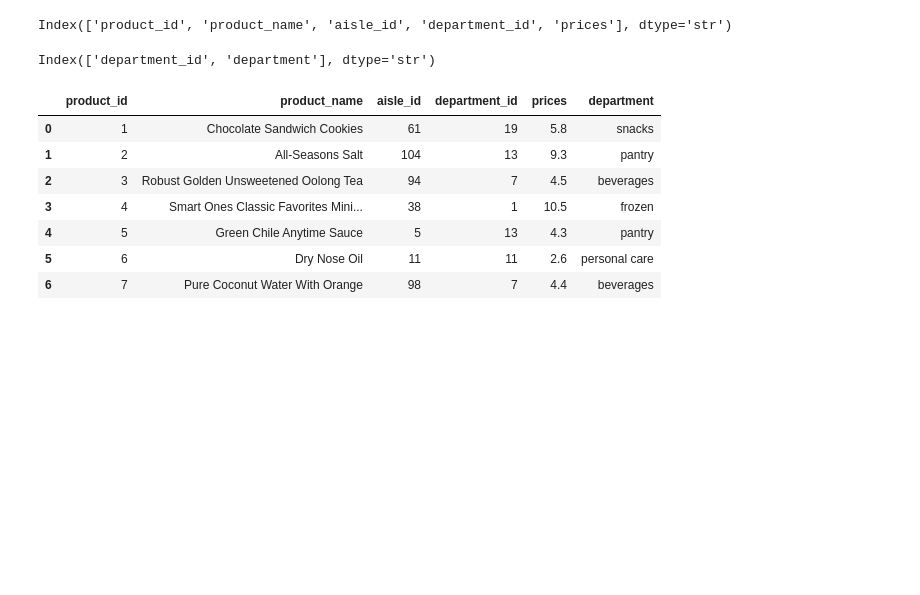
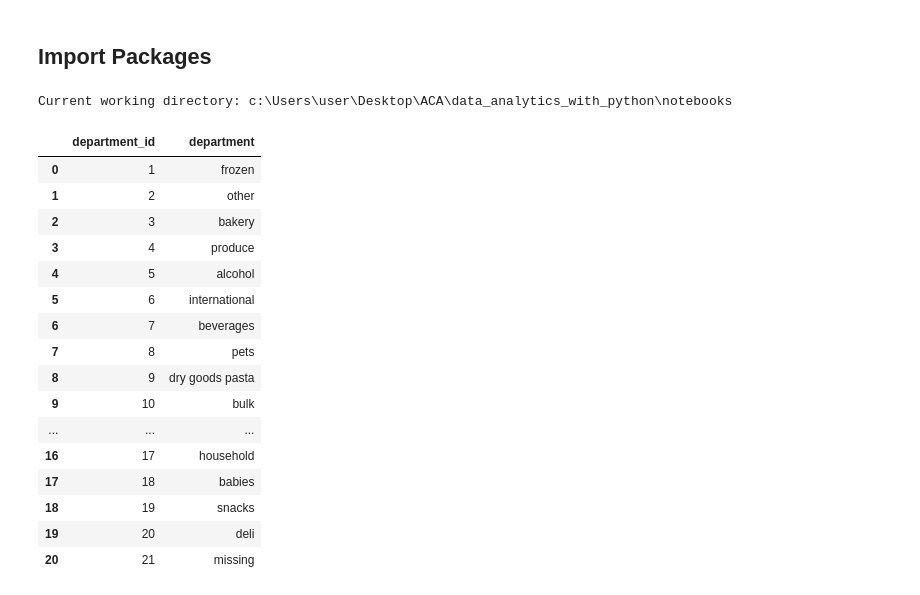
Before and after one commit to Tina856/data_analytics_with_python, a Jupyter notebook: notebooks/06_prepared.ipynb, the cells around one changed output. Drawn from its saved outputs; the diff is of its cells as text; code cells hidden in the pictures; blank space fills up the shorter version.

```diff
--- a/notebooks/06_prepared.ipynb
+++ b/notebooks/06_prepared.ipynb
@@ -1,29 +1,36 @@
+# %% [markdown]
+## Import Packages
 # %%
+import os
 import pandas as pd
+# Get current working directory
+print("Current working directory:", os.getcwd())
+# %% [output]
+Current working directory: c:\Users\user\Desktop\ACA\data_analytics_with_python\notebooks
 # %%
-df_products = pd.read_csv('../data/raw/products.csv')
-print(df_products.columns)
+dir_processed = os.path.join("../data","processed")
+dir_raw = os.path.join("../data","processed")
-# %% [output]
-Index(['product_id', 'product_name', 'aisle_id', 'department_id', 'prices'], dtype='str')
 # %%
-df_deparments = pd.read_csv("../data/processed/departments_t.csv")
-print(df_deparments.columns)
+data = pd.read_csv(os.path.join(dir_processed,"departments_t.csv"))
+data
 # %% [output]
-Index(['department_id', 'department'], dtype='str')
+|  | department_id | department |
+| 0 | 1 | frozen |
+| 1 | 2 | other |
+| 2 | 3 | bakery |
+| 3 | 4 | produce |
+| 4 | 5 | alcohol |
+| 5 | 6 | international |
+| 6 | 7 | beverages |
+| 7 | 8 | pets |
+| 8 | 9 | dry goods pasta |
+| 9 | 10 | bulk |
+| ... | ... | ... |
+| 16 | 17 | household |
+| 17 | 18 | babies |
+| 18 | 19 | snacks |
+| 19 | 20 | deli |
+| 20 | 21 | missing |
 # %%
-df_products_departments = pd.merge(
-    df_products,
-    df_deparments,
-    on= 'department_id',
-    how= 'left'
-    )
-df_products_departments.head(7)
+from pathlib import Path
+import pandas as pd
-# %% [output]
-|  | product_id | product_name | aisle_id | department_id | prices | department |
-| 0 | 1 | Chocolate Sandwich Cookies | 61 | 19 | 5.8 | snacks |
-| 1 | 2 | All-Seasons Salt | 104 | 13 | 9.3 | pantry |
-| 2 | 3 | Robust Golden Unsweetened Oolong Tea | 94 | 7 | 4.5 | beverages |
-| 3 | 4 | Smart Ones Classic Favorites Mini... | 38 | 1 | 10.5 | frozen |
-| 4 | 5 | Green Chile Anytime Sauce | 5 | 13 | 4.3 | pantry |
-| 5 | 6 | Dry Nose Oil | 11 | 11 | 2.6 | personal care |
-| 6 | 7 | Pure Coconut Water With Orange | 98 | 7 | 4.4 | beverages |
```
Also changed, not shown: parts of 32 cells of this notebook, 18 other files.
